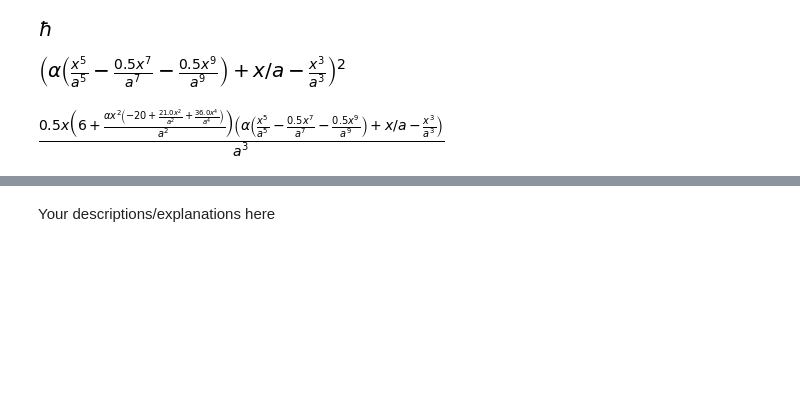
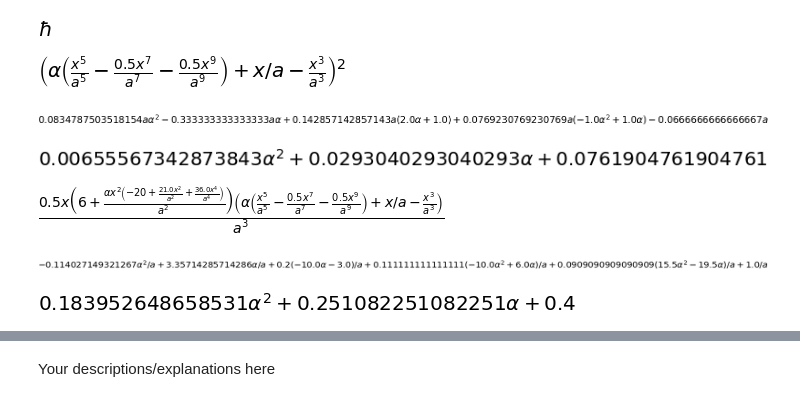
Before and after one commit to sju-chem264-2019/10-3-19-lecture-Yekaterina25, a Jupyter notebook: variational-principle.ipynb, the cells around one changed output, grey strips where cells are left out. Drawn from its saved outputs; the diff is of its cells as text; code cells hidden in the pictures; blank space fills up the shorter version.

```diff
--- a/variational-principle.ipynb
+++ b/variational-principle.ipynb
@@ -77,7 +77,7 @@ alpha
 # %% [output]
 [figure]
 # %%
-x,m,a=sym.symbols('x,m,a')
+x,m,a,n=sym.symbols('x,m,a,n')
 
 expr1=((x/a)-(x**3/a**3))+(alpha*((x**5/a**5)-0.5*((x**7/a**7)+(x**9/a**9))))
 expr1
@@ -96,6 +96,16 @@ expr1a=expr1*expr1
 expr1a
 # %% [output]
 [figure]
+# %%
+bottom=sym.integrate(expr1a, (x,0,a))
+bottom
+# %% [output]
+[figure, added]
+# %%
+exprb=bottom.subs(a,1)
+exprb
+# %% [output]
+[figure, added]
 # %%
 expr2=-0.5*(sym.diff(expr1,x,x))*expr1
 # %%
@@ -103,4 +113,12 @@ expr2
 # %% [output]
 [figure]
 # %%
-energy=sym.integrate(expr2, (x,0,a))/sym.integrate(expr1a,(x,0,a))
+top=sym.integrate(expr2, (x,0, a))
+top
+# %% [output]
+[figure, added]
+# %%
+topt=top.subs(a,1)
+topt
+# %% [output]
+[figure, added]
```
Also changed, not shown: parts of 13 cells of this notebook.
